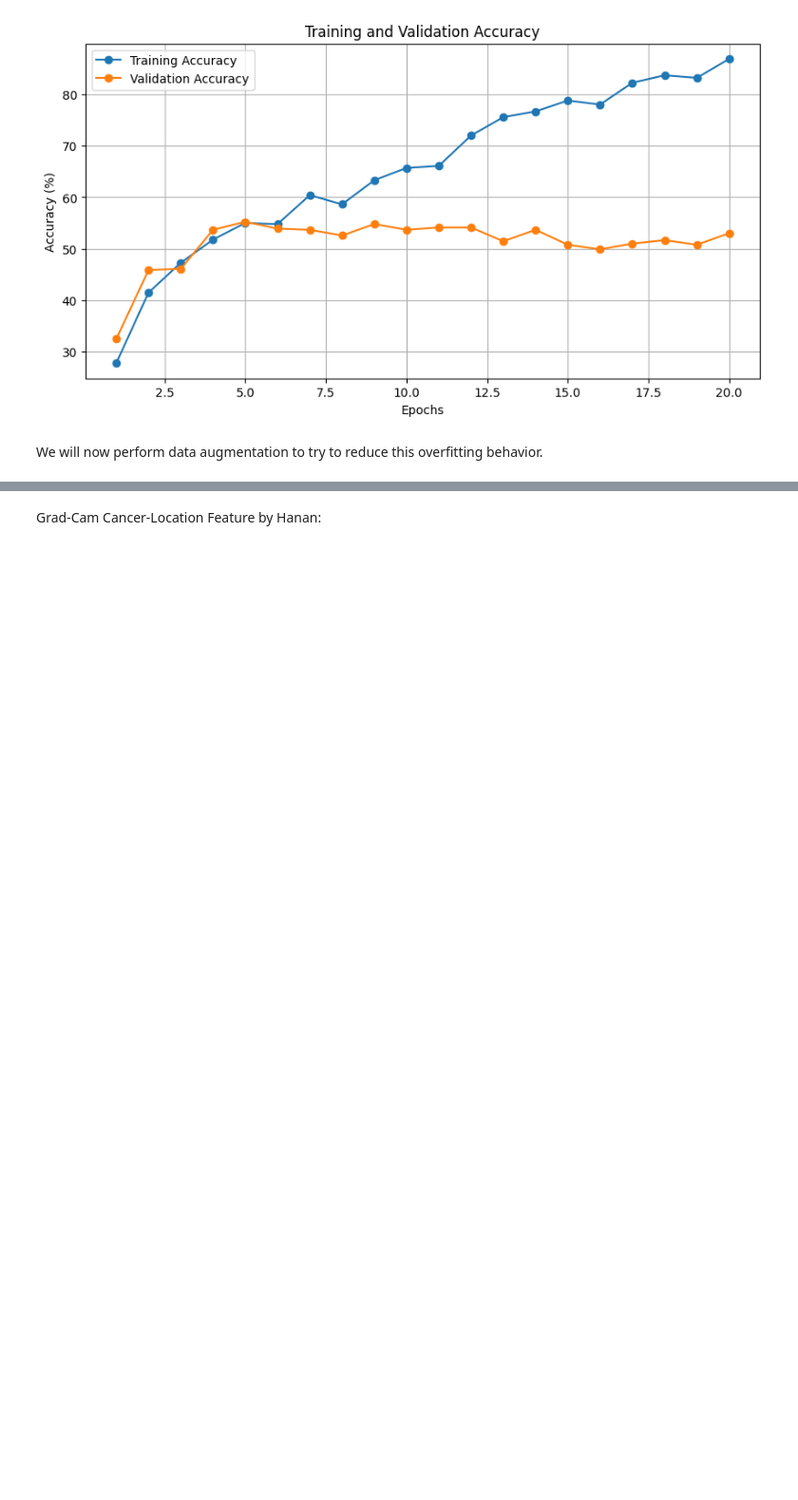
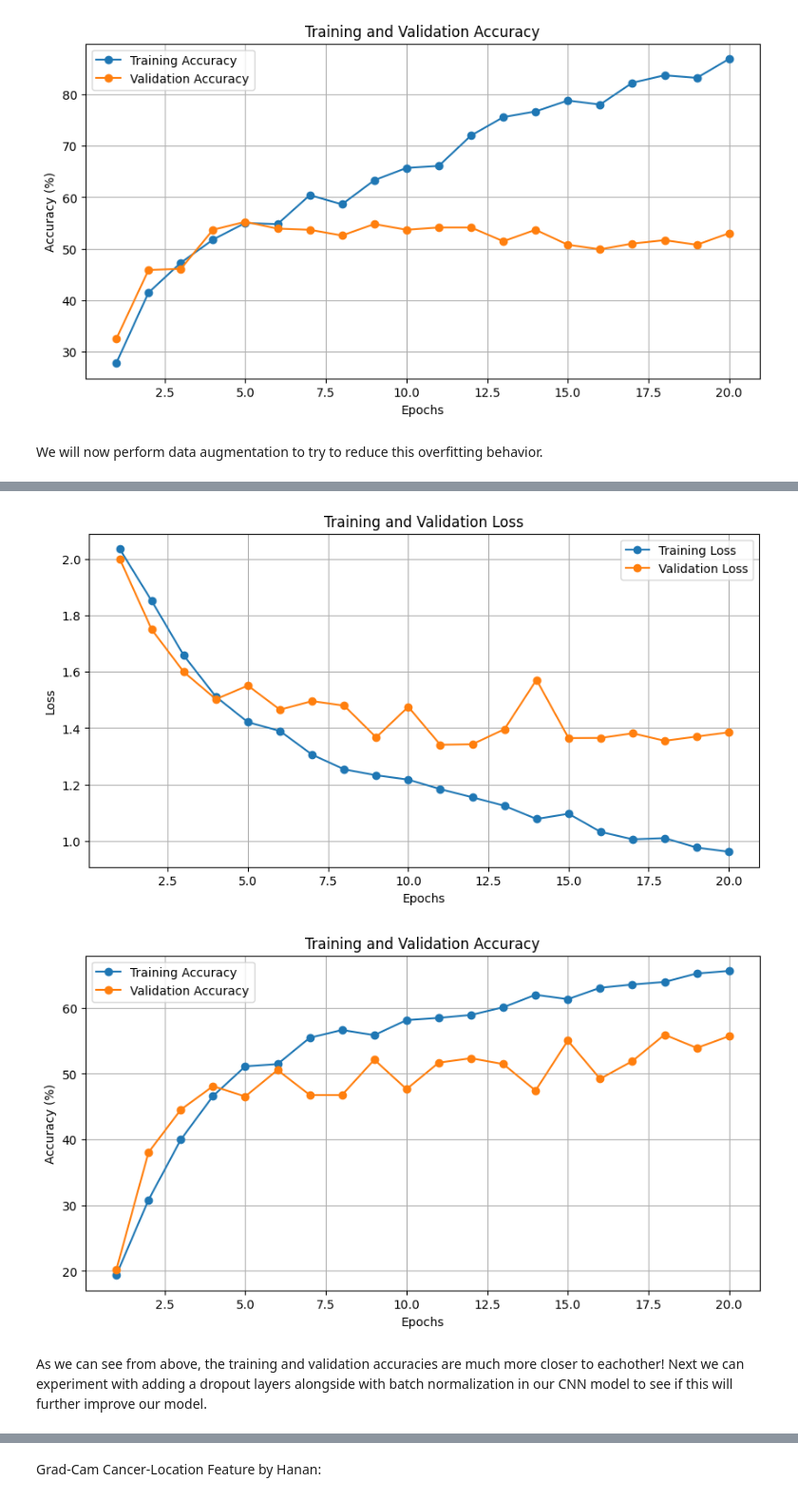
Before and after one commit to cliffpm/344-Final-Project, a Jupyter notebook: src/skin_cancer_classif.ipynb, the cells around one changed output, grey strips where cells are left out. Shown at 95% size. Drawn from its saved outputs; the diff is of its cells as text; code cells hidden in the pictures; blank space fills up the shorter version.

```diff
--- a/src/skin_cancer_classif.ipynb
+++ b/src/skin_cancer_classif.ipynb
@@ -221,11 +222,20 @@ plt.show()
 # %% [markdown]
 We will now perform data augmentation to try to reduce this overfitting behavior.
 # %%
+from tqdm import tqdm
+
+
+
+
 training_transform = transforms.Compose([
     transforms.RandomHorizontalFlip(p=0.1),
-    transforms.RandomVerticalFlip(p=0.1*180),
+    transforms.RandomVerticalFlip(p=0.1),
     transforms.RandomResizedCrop((HEIGHT_IMG, WIDTH_IMG), scale=(0.8, 1.0)),
+    transforms.ToTensor()
 ])
+
+train_data = datasets.ImageFolder("Train", transform=training_transform)
+
 
 validation_transform = transforms.Compose([
     transforms.Resize((HEIGHT_IMG, WIDTH_IMG)),
@@ -236,8 +246,10 @@ validation_size = int(0.2 * len(train_data))
 training_size = len(train_data) - validation_size
 train_dataset, val_dataset = random_split(train_data, [training_size, validation_size])
 
-train_dataset.dataset.transform = training_transform
-val_dataset.dataset.transform = validation_transform
+
+
+train_loader = DataLoader(train_dataset, batch_size=BATCH_SIZE, shuffle=True, num_workers=4)
+val_loader = DataLoader(val_dataset, batch_size=BATCH_SIZE, shuffle=False, num_workers=4)
 
 # Re-training the model with augmented data
 
@@ -311,0 +349,32 @@ for epoch in tqdm(range(epochs)):
+# %%
+import matplotlib.pyplot as plt
+
+
+epochs_range = range(1, epochs + 1)
+
+# Plot Loss
+plt.figure(figsize=(10,5))
+plt.plot(epochs_range, train_losses, label='Training Loss', marker='o')
+plt.plot(epochs_range, val_losses, label='Validation Loss', marker='o')
+plt.title('Training and Validation Loss')
+plt.xlabel('Epochs')
+plt.ylabel('Loss')
+plt.legend()
+plt.grid(True)
+plt.show()
+
+# Plot Accuracy
+plt.figure(figsize=(10,5))
+plt.plot(epochs_range, train_accuracies, label='Training Accuracy', marker='o')
+plt.plot(epochs_range, val_accuracies, label='Validation Accuracy', marker='o')
+plt.title('Training and Validation Accuracy')
+plt.xlabel('Epochs')
+plt.ylabel('Accuracy (%)')
+plt.legend()
+plt.grid(True)
+plt.show()
+# %% [output]
+[figure, added]
+[figure, added]
+# %% [markdown]
+As we can see from above, the training and validation accuracies are much more closer to eachother! Next we can experiment with adding a dropout layers alongside with batch normalization in our CNN model to see if this will further improve our model.
```
Also changed, not shown: parts of 12 cells of this notebook.
